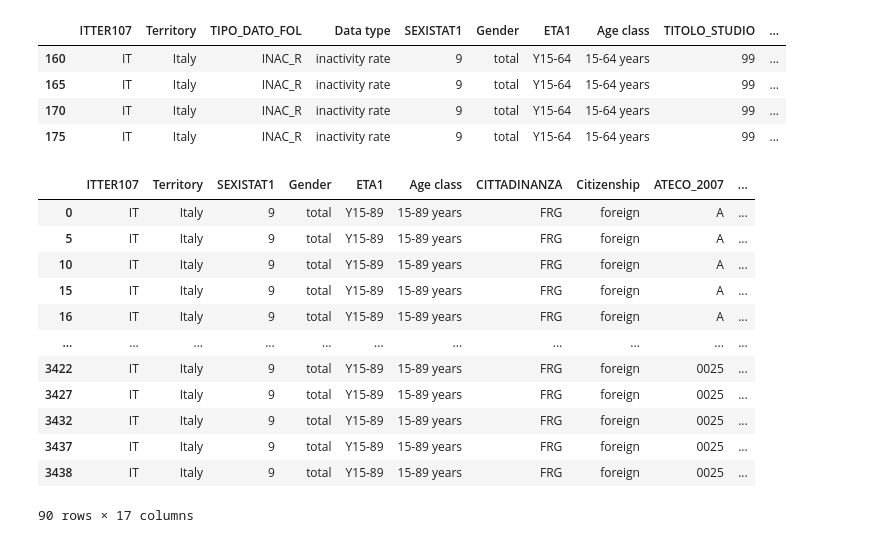
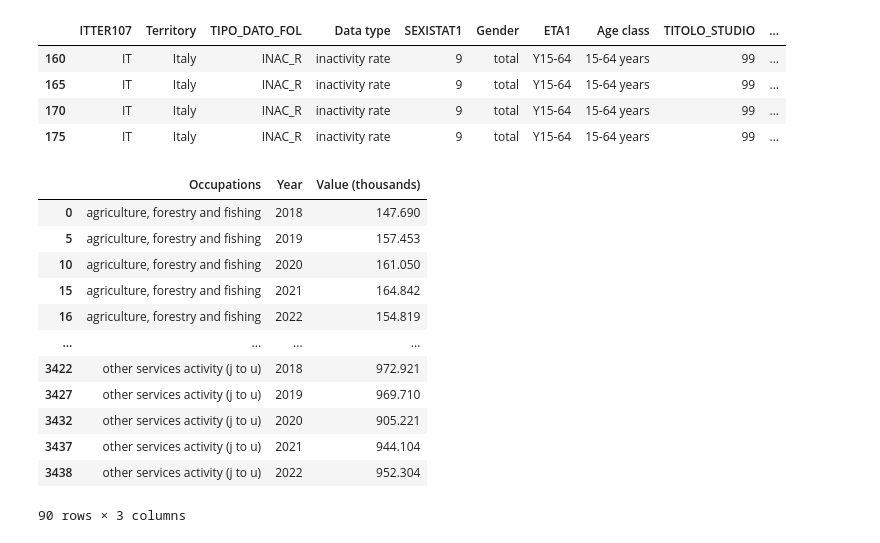
Before and after one commit to openaccesstoimmigrants/EmpowerItaly, a Jupyter notebook: scripts/other visualizations.ipynb, the cells around one changed output. Saved outputs shown, nothing was run; the diff lists cells and outputs as text; code cells hidden in the pictures.

```diff
--- a/scripts/other visualizations.ipynb
+++ b/scripts/other visualizations.ipynb
@@ -115,26 +157,31 @@ df_inact
 # %%
 df_prof = pd.read_csv("https://raw.githubusercontent.com/openaccesstoimmigrants/openaccesstoimmigrants/main/_datasets/ISTAT_Occupations_Industry_2018_2022.csv", sep=",")
 df_prof['TIME'] = df_prof['TIME'].astype('str')
 mask = (df_prof['TIME'].str.len() == 4)
 df_prof = df_prof.loc[mask]
 
 df_prof = df_prof[df_prof["ITTER107"] == 'IT']
 df_prof = df_prof[df_prof["NACE 2007"] != 'TOTAL']
 df_prof = df_prof[df_prof["NACE 2007"] != 'TOTAL INDUSTRY EXCLUDING CONSTRUCTION (b to e)']
+
+df_prof = df_prof[['NACE 2007','TIME','Value']].copy()
+
+df_prof = df_prof.rename(columns={'NACE 2007':'Occupations','TIME':'Year','Value':'Value (thousands)'})
+
 df_prof
 # %% [output]
-|  | ITTER107 | Territory | SEXISTAT1 | Gender | ETA1 | Age class | CITTADINANZA | Citizenship | ATECO_2007 | ... |
-| 0 | IT | Italy | 9 | total | Y15-89 | 15-89 years | FRG | foreign | A | ... |
-| 5 | IT | Italy | 9 | total | Y15-89 | 15-89 years | FRG | foreign | A | ... |
-| 10 | IT | Italy | 9 | total | Y15-89 | 15-89 years | FRG | foreign | A | ... |
-| 15 | IT | Italy | 9 | total | Y15-89 | 15-89 years | FRG | foreign | A | ... |
-| 16 | IT | Italy | 9 | total | Y15-89 | 15-89 years | FRG | foreign | A | ... |
-| ... | ... | ... | ... | ... | ... | ... | ... | ... | ... | ... |
-| 3422 | IT | Italy | 9 | total | Y15-89 | 15-89 years | FRG | foreign | 0025 | ... |
-| 3427 | IT | Italy | 9 | total | Y15-89 | 15-89 years | FRG | foreign | 0025 | ... |
-| 3432 | IT | Italy | 9 | total | Y15-89 | 15-89 years | FRG | foreign | 0025 | ... |
-| 3437 | IT | Italy | 9 | total | Y15-89 | 15-89 years | FRG | foreign | 0025 | ... |
-| 3438 | IT | Italy | 9 | total | Y15-89 | 15-89 years | FRG | foreign | 0025 | ... |
+|  | Occupations | Year | Value (thousands) |
+| 0 | agriculture, forestry and fishing | 2018 | 147.690 |
+| 5 | agriculture, forestry and fishing | 2019 | 157.453 |
+| 10 | agriculture, forestry and fishing | 2020 | 161.050 |
+| 15 | agriculture, forestry and fishing | 2021 | 164.842 |
+| 16 | agriculture, forestry and fishing | 2022 | 154.819 |
+| ... | ... | ... | ... |
+| 3422 | other services activity (j to u) | 2018 | 972.921 |
+| 3427 | other services activity (j to u) | 2019 | 969.710 |
+| 3432 | other services activity (j to u) | 2020 | 905.221 |
+| 3437 | other services activity (j to u) | 2021 | 944.104 |
+| 3438 | other services activity (j to u) | 2022 | 952.304 |
-90 rows × 17 columns
+90 rows × 3 columns
 # %%
 import plotly.express as px
```
Also changed, not shown: parts of 13 cells of this notebook, 4 other files.
